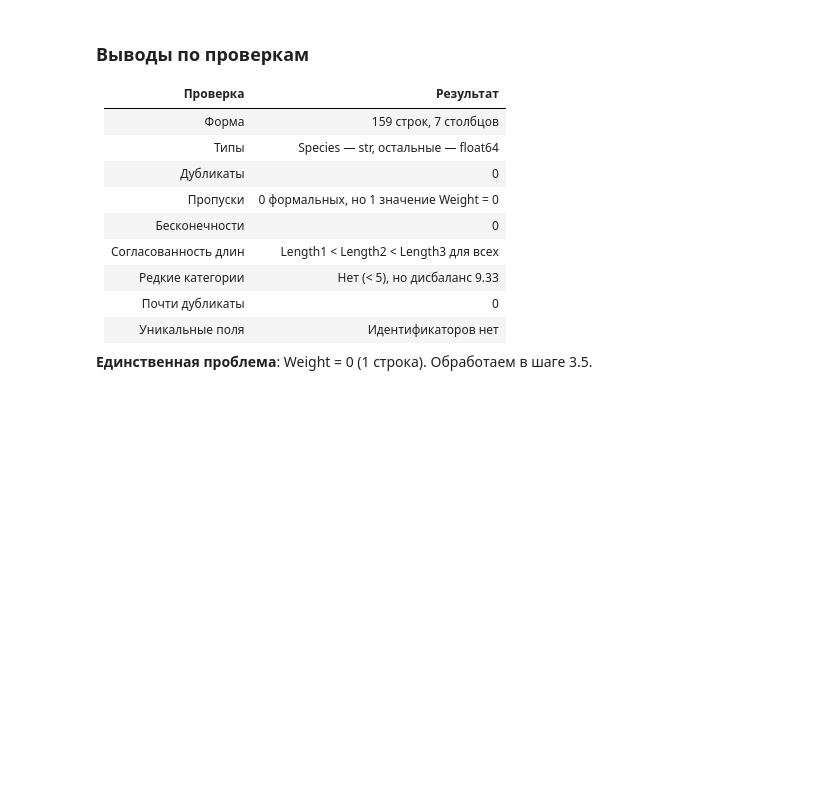
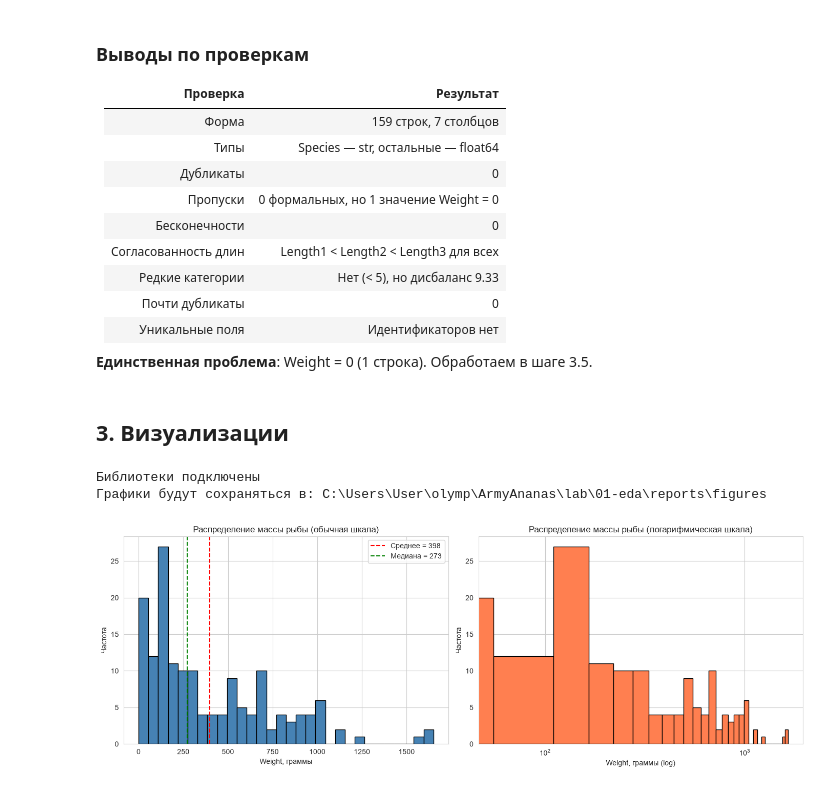
Before and after one commit to AnnaShefer3/lab1-fish-dimensions, a Jupyter notebook: notebooks/01-eda.ipynb, the cells around one changed output. Cells and saved outputs as stored; diff of their text form; code cells hidden in the pictures; blank space fills up the shorter version.

Commit message:
feat: шаг 3.4 — визуализации (7 графиков)

```diff
--- a/notebooks/01-eda.ipynb
+++ b/notebooks/01-eda.ipynb
@@ -207,3 +207,46 @@ check_unique_fields(df)
 | Уникальные поля | Идентификаторов нет |
 
 **Единственная проблема**: Weight = 0 (1 строка). Обработаем в шаге 3.5.
+# %% [markdown]
+## 3. Визуализации
+# %%
+import matplotlib.pyplot as plt
+import seaborn as sns
+from pathlib import Path
+
+sns.set_style("whitegrid")
+plt.rcParams["figure.figsize"] = (10, 6)
+plt.rcParams["figure.dpi"] = 100
+
+FIG_DIR = Path("../reports/figures")
+FIG_DIR.mkdir(parents=True, exist_ok=True)
+
+print("Библиотеки подключены")
+print(f"Графики будут сохраняться в: {FIG_DIR.resolve()}")
+# %% [output]
+Библиотеки подключены
+Графики будут сохраняться в: C:\Users\User\olymp\ArmyAnanas\lab\01-eda\reports\figures
+# %%
+fig, axes = plt.subplots(1, 2, figsize=(14, 5))
+
+# Обычная шкала
+axes[0].hist(df['Weight'], bins=30, color='steelblue', edgecolor='black')
+axes[0].set_title('Распределение массы рыбы (обычная шкала)')
+axes[0].set_xlabel('Weight, граммы')
+axes[0].set_ylabel('Частота')
+axes[0].axvline(df['Weight'].mean(), color='red', linestyle='--', label=f'Среднее = {df["Weight"].mean():.0f}')
+axes[0].axvline(df['Weight'].median(), color='green', linestyle='--', label=f'Медиана = {df["Weight"].median():.0f}')
+axes[0].legend()
+
+# Логарифмическая шкала
+axes[1].hist(df['Weight'], bins=30, color='coral', edgecolor='black')
+axes[1].set_xscale('log')
+axes[1].set_title('Распределение массы рыбы (логарифмическая шкала)')
+axes[1].set_xlabel('Weight, граммы (log)')
+axes[1].set_ylabel('Частота')
+
+plt.tight_layout()
+plt.savefig(FIG_DIR / '01_weight_distribution.png', dpi=150, bbox_inches='tight')
+plt.show()
+# %% [output]
+[figure, added]
```
Also changed, not shown: parts of 15 cells of this notebook, 8 other files.
